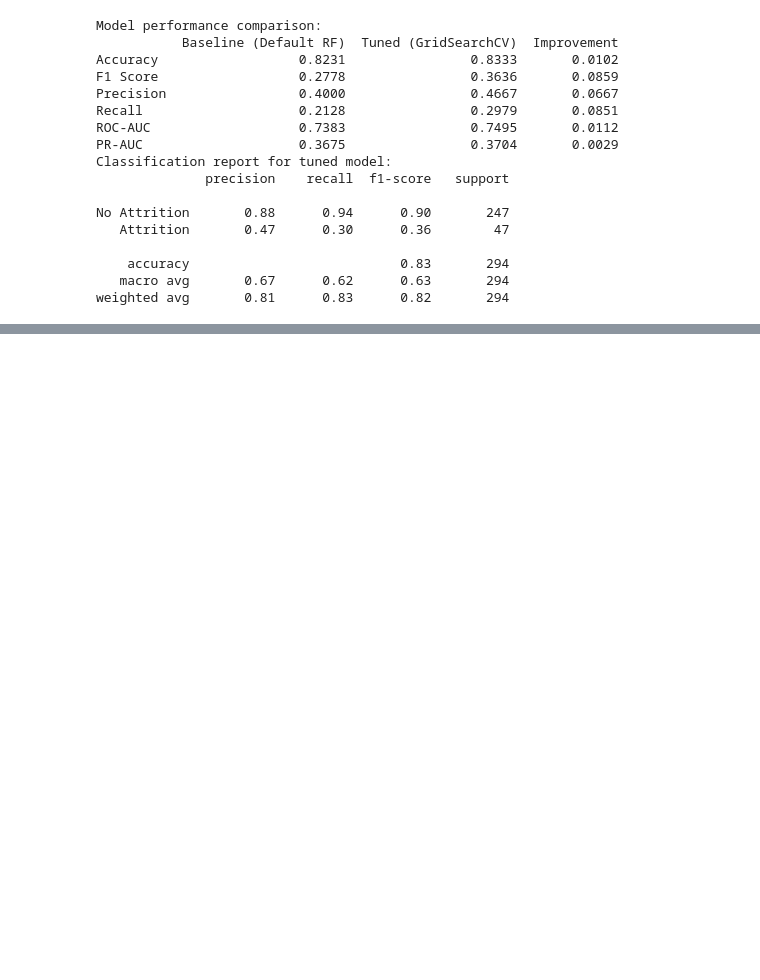
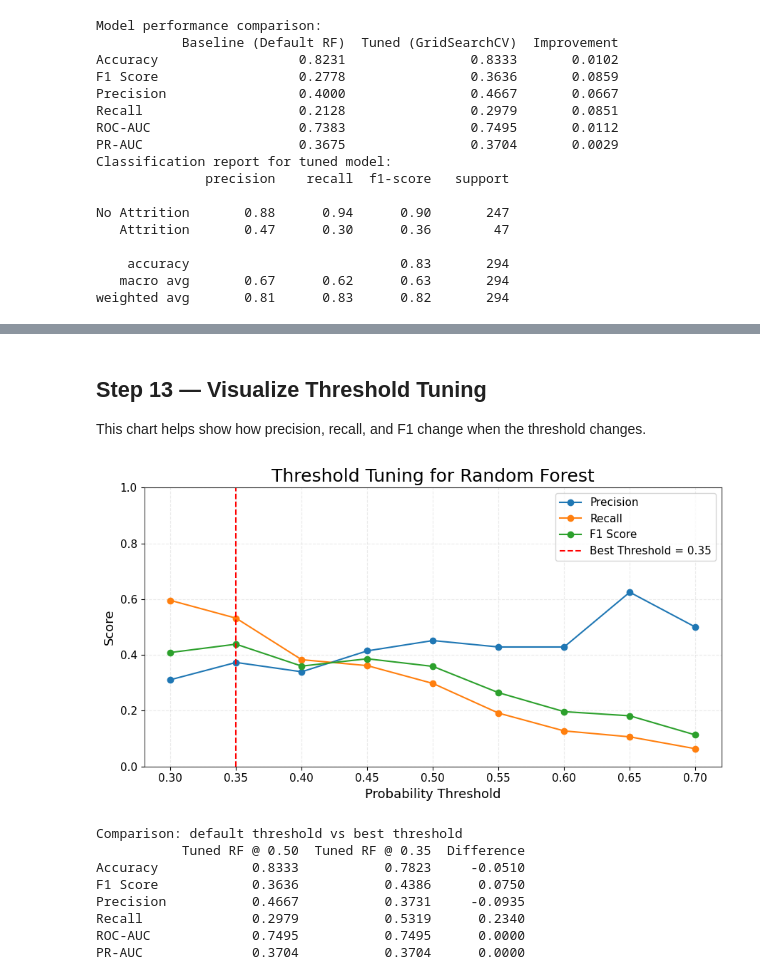
Before and after one commit to SKSpraveen/employee-attrition-prediction, a Jupyter notebook: notebooks/random_forest/random_forest.ipynb, the cells around one changed output, grey strips where cells are left out. Saved outputs shown, nothing was run; the diff lists cells and outputs as text; code cells hidden in the pictures; blank space fills up the shorter version.

```diff
--- a/notebooks/random_forest/random_forest.ipynb
+++ b/notebooks/random_forest/random_forest.ipynb
@@ -507,0 +576,41 @@ weighted avg       0.81      0.83      0.82       294
+# %% [markdown]
+## Step 13 — Visualize Threshold Tuning
+
+This chart helps show how precision, recall, and F1 change when the threshold changes.
+# %%
+# Plot threshold tuning results
+plt.figure(figsize=(9, 5))
+plt.plot(threshold_df['Threshold'], threshold_df['Precision'], marker='o', label='Precision')
+plt.plot(threshold_df['Threshold'], threshold_df['Recall'], marker='o', label='Recall')
+plt.plot(threshold_df['Threshold'], threshold_df['F1 Score'], marker='o', label='F1 Score')
+plt.axvline(best_threshold, linestyle='--', color='red', label=f'Best Threshold = {best_threshold:.2f}')
+plt.xlabel('Probability Threshold')
+plt.ylabel('Score')
+plt.title('Threshold Tuning for Random Forest')
+plt.ylim(0, 1)
+plt.legend()
+plt.tight_layout()
+plt.savefig(os.path.join(PLOTS_DIR, 'rf_threshold_tuning.png'), dpi=300, bbox_inches='tight')
+plt.show()
+
+# Compare default threshold and best threshold results
+threshold_comparison_df = pd.DataFrame({
+    'Tuned RF @ 0.50': tuned_metrics,
+    f'Tuned RF @ {best_threshold:.2f}': threshold_metrics
+})
+threshold_comparison_df['Difference'] = (
+    threshold_comparison_df[f'Tuned RF @ {best_threshold:.2f}'] - threshold_comparison_df['Tuned RF @ 0.50']
+)
+
+print('Comparison: default threshold vs best threshold')
+print(threshold_comparison_df.round(4).to_string())
+# %% [output]
+[figure, added]
+Comparison: default threshold vs best threshold
+           Tuned RF @ 0.50  Tuned RF @ 0.35  Difference
+Accuracy            0.8333           0.7823     -0.0510
+F1 Score            0.3636           0.4386      0.0750
+Precision           0.4667           0.3731     -0.0935
+Recall              0.2979           0.5319      0.2340
+ROC-AUC             0.7495           0.7495      0.0000
+PR-AUC              0.3704           0.3704      0.0000
```
Also changed, not shown: parts of 2 cells of this notebook, 1 other file.
